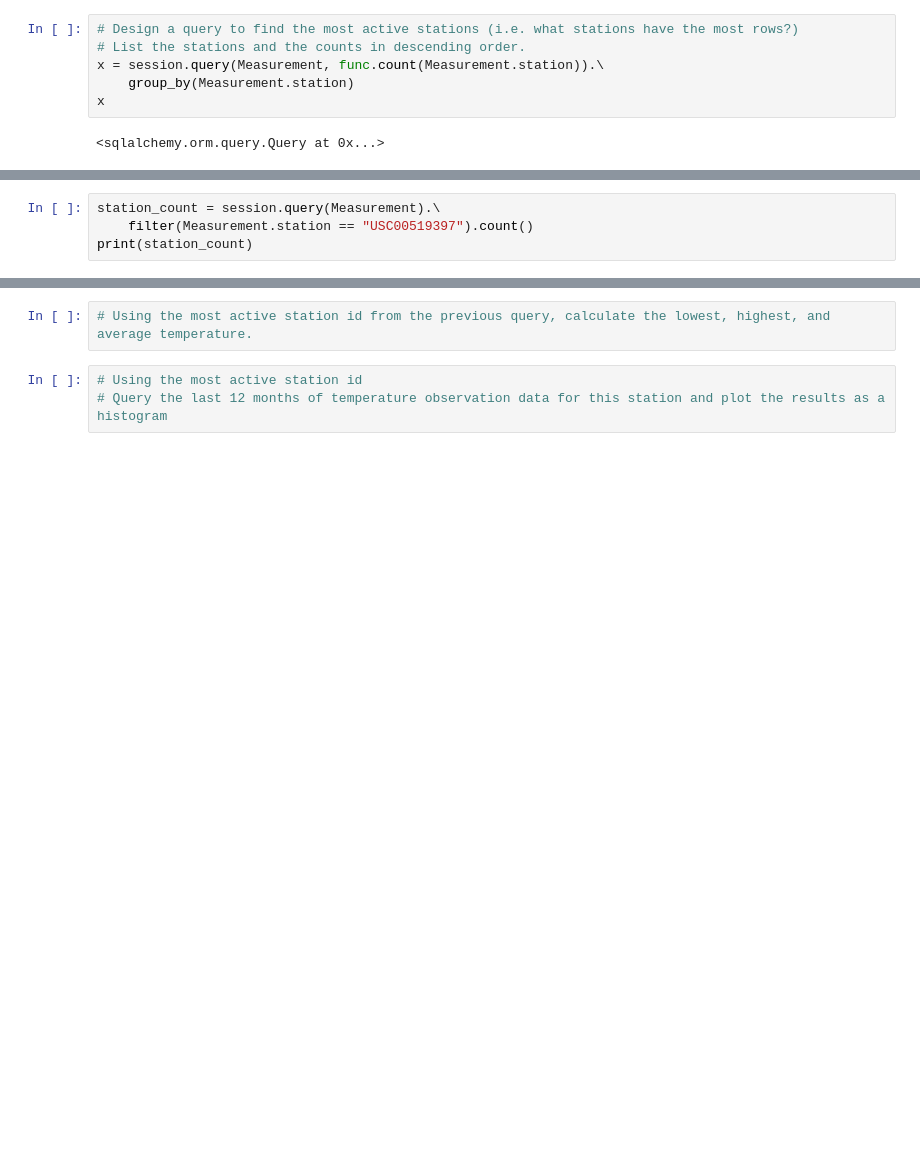
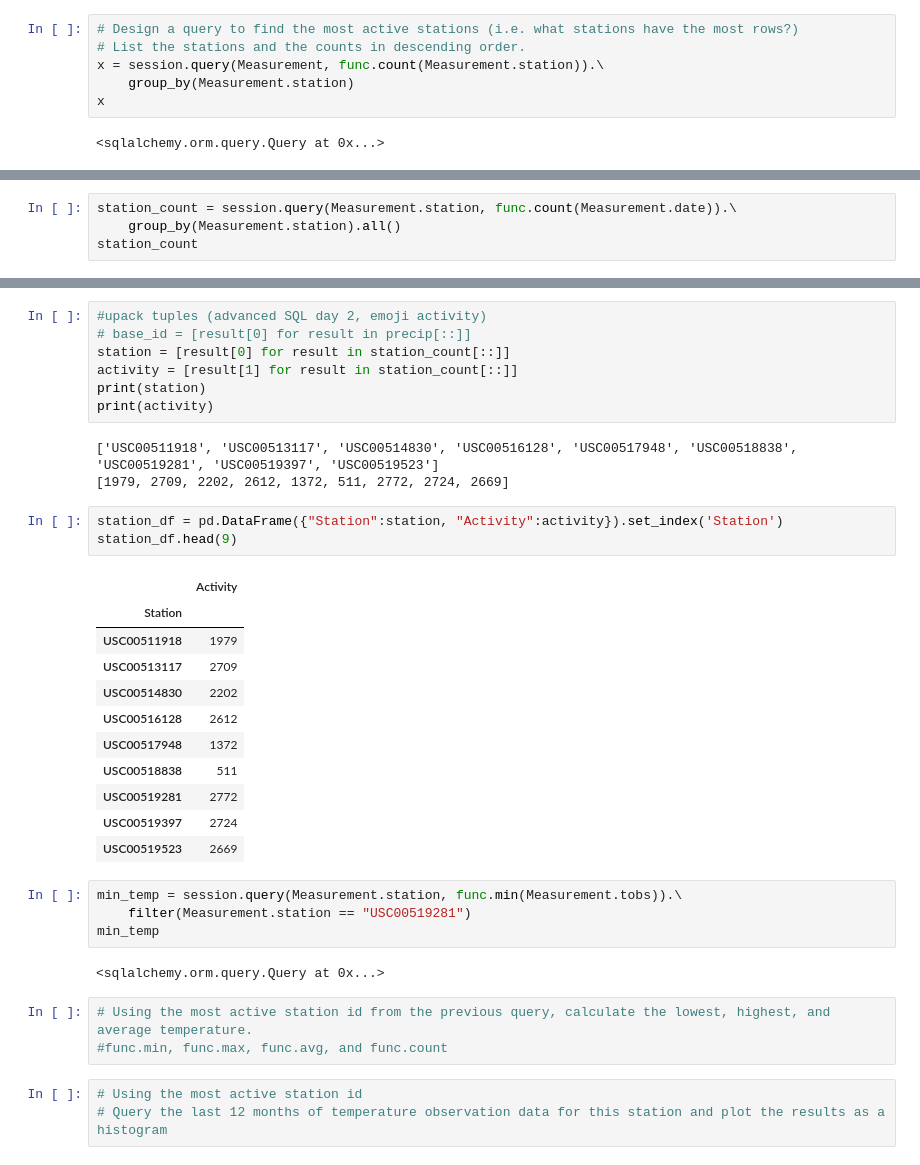
Before and after one commit to HilaryKoerner/sqlalchemy_challenge, a Jupyter notebook: climate_starter.ipynb, the cells around one changed output, grey strips where cells are left out. Cells and saved outputs as stored; diff of their text form; blank space fills up the shorter version.

Commit message:
pulling most active station

```diff
--- a/climate_starter.ipynb
+++ b/climate_starter.ipynb
@@ -273,5 +286,5 @@ for info in data:
 # %%
-station_count = session.query(Measurement).\
-    filter(Measurement.station == "USC00519397").count()
-print(station_count)
+station_count = session.query(Measurement.station, func.count(Measurement.date)).\
+    group_by(Measurement.station).all()
+station_count
 # %% [output]
@@ -279,5 +300,37 @@ print(station_count)
+# %%
+#upack tuples (advanced SQL day 2, emoji activity)
+# base_id = [result[0] for result in precip[::]]
+station = [result[0] for result in station_count[::]]
+activity = [result[1] for result in station_count[::]]
+print(station)
+print(activity)
+# %% [output]
+['USC00511918', 'USC00513117', 'USC00514830', 'USC00516128', 'USC00517948', 'USC00518838', 'USC00519281', 'USC00519397', 'USC00519523']
+[1979, 2709, 2202, 2612, 1372, 511, 2772, 2724, 2669]
+# %%
+station_df = pd.DataFrame({"Station":station, "Activity":activity}).set_index('Station')
+station_df.head(9)
+# %% [output]
+|  | Activity |
+| Station |  |
+| USC00511918 | 1979 |
+| USC00513117 | 2709 |
+| USC00514830 | 2202 |
+| USC00516128 | 2612 |
+| USC00517948 | 1372 |
+| USC00518838 | 511 |
+| USC00519281 | 2772 |
+| USC00519397 | 2724 |
+| USC00519523 | 2669 |
+# %%
+min_temp = session.query(Measurement.station, func.min(Measurement.tobs)).\
+    filter(Measurement.station == "USC00519281")
+min_temp
+# %% [output]
+<sqlalchemy.orm.query.Query at 0x...>
 # %%
 # Using the most active station id from the previous query, calculate the lowest, highest, and average temperature.
+#func.min, func.max, func.avg, and func.count
 # %%
 # Using the most active station id
 # Query the last 12 months of temperature observation data for this station and plot the results as a histogram
```
Also changed, not shown: parts of 3 cells of this notebook.
